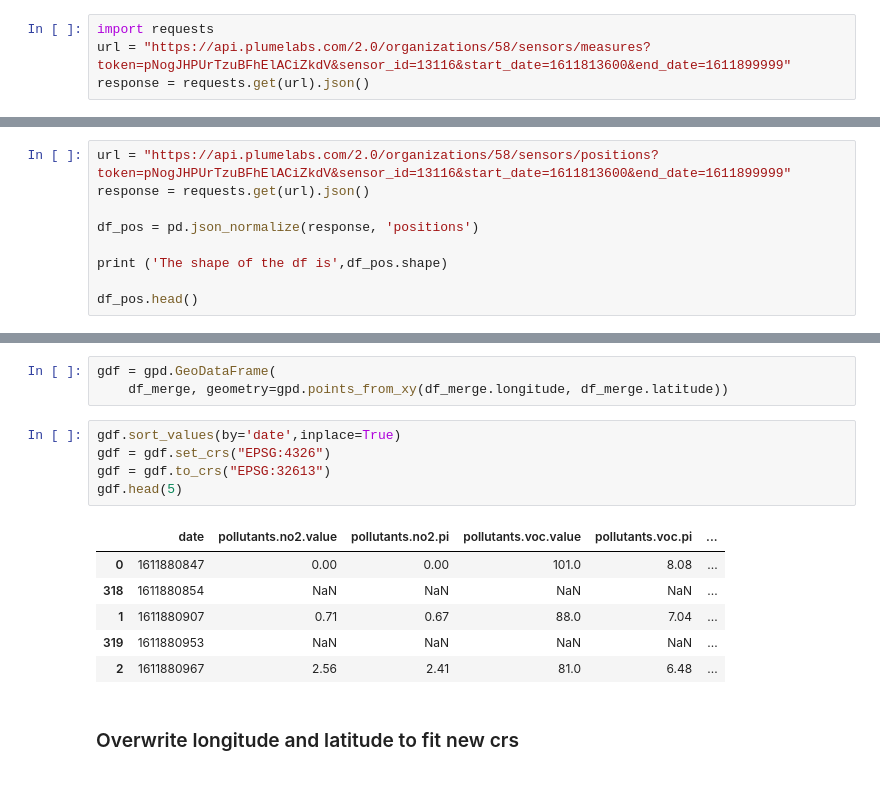
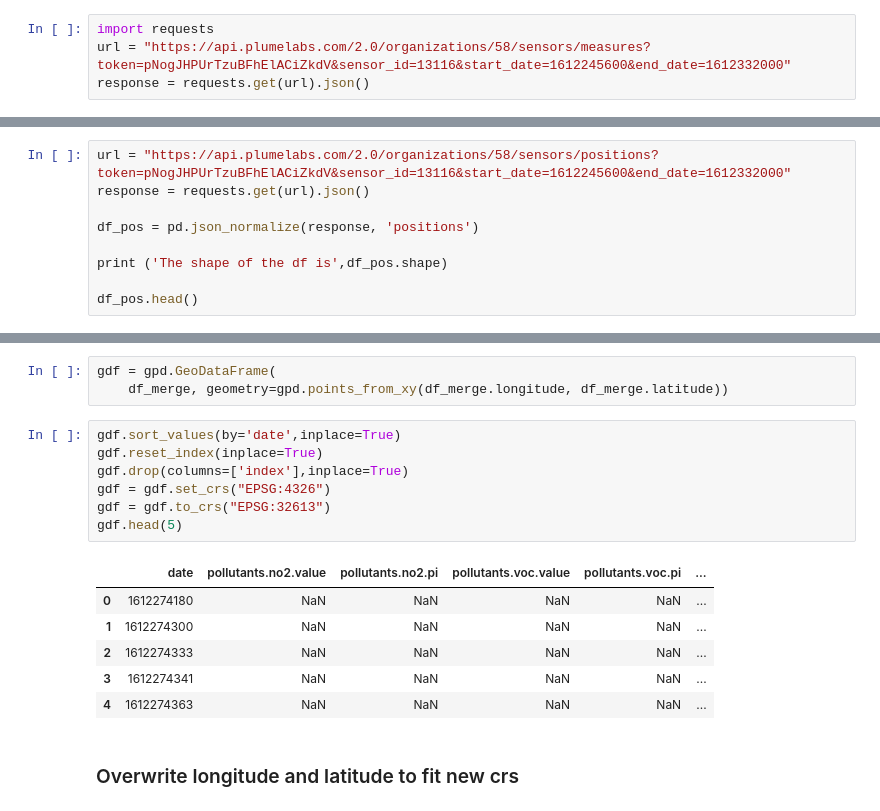
Before and after one commit to lac-analytics/gdlaire, a Jupyter notebook: notebooks/09-Download-Flow-Data.ipynb, the cells around one changed output, grey strips where cells are left out. Saved outputs shown, nothing was run; the diff lists cells and outputs as text.

```diff
--- a/notebooks/09-Download-Flow-Data.ipynb
+++ b/notebooks/09-Download-Flow-Data.ipynb
@@ -2,7 +2,7 @@
 ## Download measures
 # %%
 import requests
-url = "https://api.plumelabs.com/2.0/organizations/58/sensors/measures?token=pNogJHPUrTzuBFhElACiZkdV&sensor_id=13116&start_date=1611813600&end_date=1611899999"
+url = "https://api.plumelabs.com/2.0/organizations/58/sensors/measures?token=pNogJHPUrTzuBFhElACiZkdV&sensor_id=13116&start_date=1612245600&end_date=1612332000"
 response = requests.get(url).json()
 # %%
 import pandas as pd
@@ -21,7 +21,7 @@ The shape of the df is (318, 11)
 # %% [markdown]
 ## Download positions
 # %%
-url = "https://api.plumelabs.com/2.0/organizations/58/sensors/positions?token=pNogJHPUrTzuBFhElACiZkdV&sensor_id=13116&start_date=1611813600&end_date=1611899999"
+url = "https://api.plumelabs.com/2.0/organizations/58/sensors/positions?token=pNogJHPUrTzuBFhElACiZkdV&sensor_id=13116&start_date=1612245600&end_date=1612332000"
 response = requests.get(url).json()
 
 df_pos = pd.json_normalize(response, 'positions')
@@ -89,16 +89,18 @@ gdf = gpd.GeoDataFrame(
     df_merge, geometry=gpd.points_from_xy(df_merge.longitude, df_merge.latitude))
 # %%
 gdf.sort_values(by='date',inplace=True)
+gdf.reset_index(inplace=True)
+gdf.drop(columns=['index'],inplace=True)
 gdf = gdf.set_crs("EPSG:4326")
 gdf = gdf.to_crs("EPSG:32613")
 gdf.head(5)
 # %% [output]
 |  | date | pollutants.no2.value | pollutants.no2.pi | pollutants.voc.value | pollutants.voc.pi | ... |
-| 0 | 1611880847 | 0.00 | 0.00 | 101.0 | 8.08 | ... |
-| 318 | 1611880854 | NaN | NaN | NaN | NaN | ... |
-| 1 | 1611880907 | 0.71 | 0.67 | 88.0 | 7.04 | ... |
-| 319 | 1611880953 | NaN | NaN | NaN | NaN | ... |
-| 2 | 1611880967 | 2.56 | 2.41 | 81.0 | 6.48 | ... |
+| 0 | 1612274180 | NaN | NaN | NaN | NaN | ... |
+| 1 | 1612274300 | NaN | NaN | NaN | NaN | ... |
+| 2 | 1612274333 | NaN | NaN | NaN | NaN | ... |
+| 3 | 1612274341 | NaN | NaN | NaN | NaN | ... |
+| 4 | 1612274363 | NaN | NaN | NaN | NaN | ... |
 # %% [markdown]
 ### Overwrite longitude and latitude to fit new crs
 # %%
```
Also changed, not shown: parts of 47 cells of this notebook.
